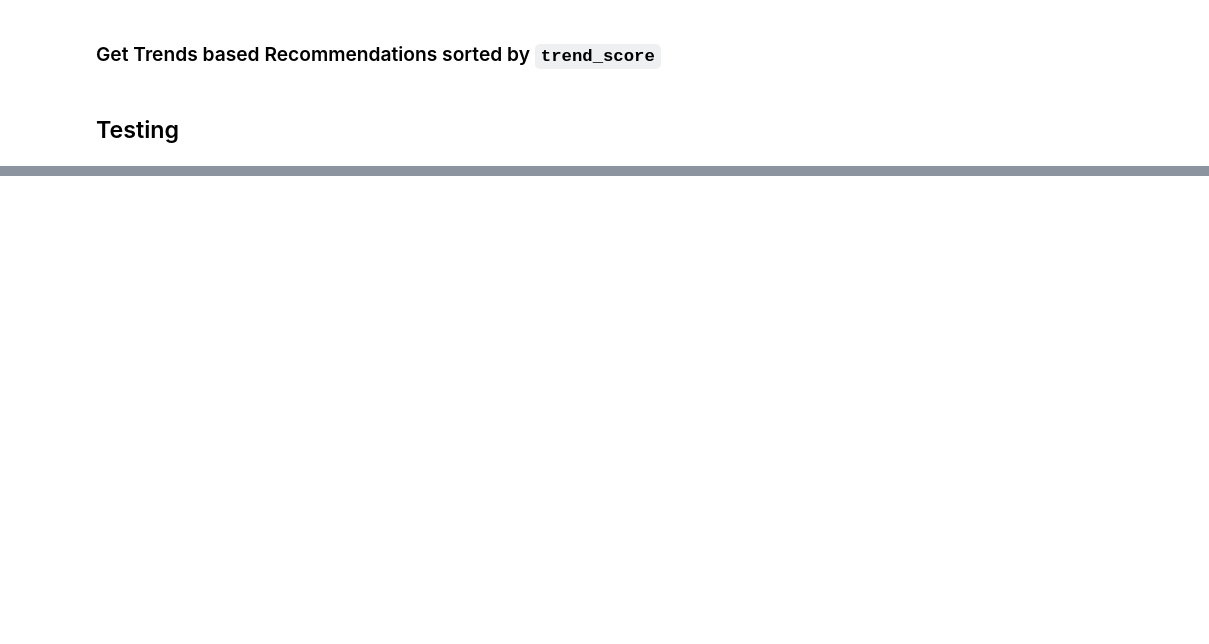
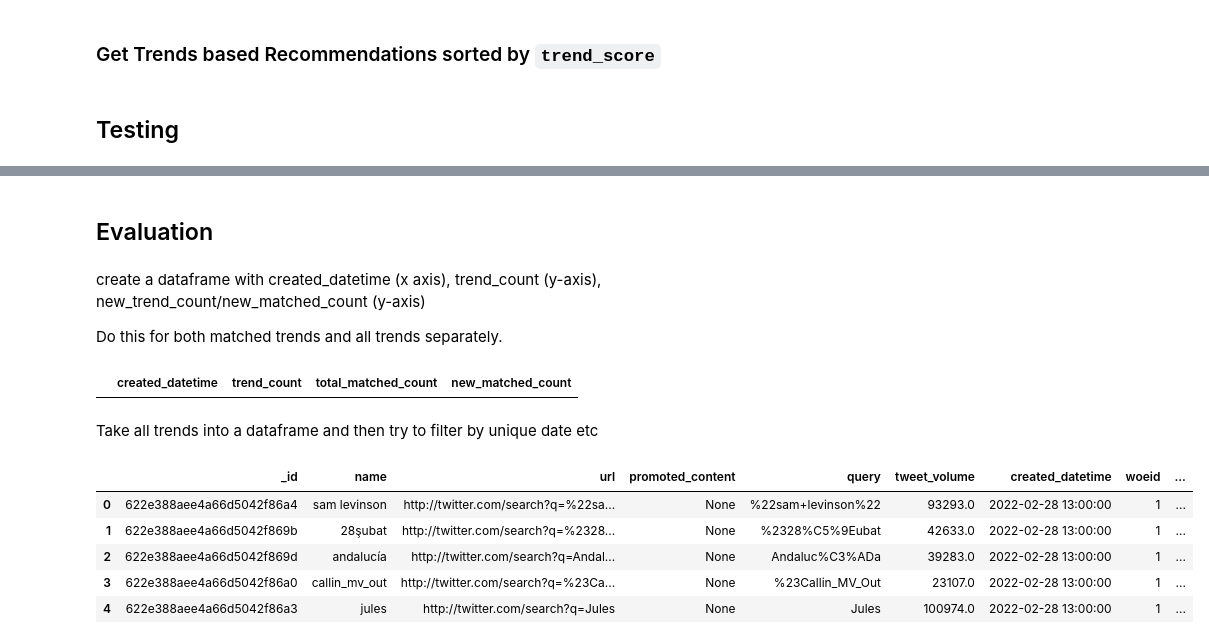
Before and after one commit to dinuka-rp/nerdy-panda, a Jupyter notebook: Prototype/RecSys/Trends_Content_based_NFT_Recommender_System.ipynb, the cells around one changed output, grey strips where cells are left out. Drawn from its saved outputs; the diff is of its cells as text; code cells hidden in the pictures; blank space fills up the shorter version.

```diff
--- a/Prototype/RecSys/Trends_Content_based_NFT_Recommender_System.ipynb
+++ b/Prototype/RecSys/Trends_Content_based_NFT_Recommender_System.ipynb
@@ -573,0 +595,33 @@ top_trending_nfts_df.shape[0]
+# %% [markdown]
+## Evaluation
+# %% [markdown]
+create a dataframe with created_datetime (x axis), trend_count (y-axis), new_trend_count/new_matched_count (y-axis)
+
+Do this for both matched trends and all trends separately.
+# %%
+graph_trends_data = []
+
+# Create the pandas DataFrame
+graph_trends_df = pd.DataFrame(graph_trends_data, columns = ['created_datetime', 'trend_count', 'total_matched_count', 'new_matched_count'])
+
+graph_trends_df.head()
+
+# loop through all available twitter_trends docs in mongodb
+# for trend in twitter_trends:
+#   graph_trends_df.append()
+# %% [output]
+|  | created_datetime | trend_count | total_matched_count | new_matched_count |
+# %% [markdown]
+Take all trends into a dataframe and then try to filter by unique date etc
+# %%
+# eval_trends_df = pd.DataFrame(twitter_trends, columns=['name','created_datetime', ''])
+all_trends_df = pd.DataFrame(twitter_trends)
+
+all_trends_df.head()
+# %% [output]
+|  | _id | name | url | promoted_content | query | tweet_volume | created_datetime | woeid | ... |
+| 0 | 622e388aee4a66d5042f86a4 | sam levinson | http://twitter.com/search?q=%22sa... | None | %22sam+levinson%22 | 93293.0 | 2022-02-28 13:00:00 | 1 | ... |
+| 1 | 622e388aee4a66d5042f869b | 28şubat | http://twitter.com/search?q=%2328... | None | %2328%C5%9Eubat | 42633.0 | 2022-02-28 13:00:00 | 1 | ... |
+| 2 | 622e388aee4a66d5042f869d | andalucía | http://twitter.com/search?q=Andal... | None | Andaluc%C3%ADa | 39283.0 | 2022-02-28 13:00:00 | 1 | ... |
+| 3 | 622e388aee4a66d5042f86a0 | callin_mv_out | http://twitter.com/search?q=%23Ca... | None | %23Callin_MV_Out | 23107.0 | 2022-02-28 13:00:00 | 1 | ... |
+| 4 | 622e388aee4a66d5042f86a3 | jules | http://twitter.com/search?q=Jules | None | Jules | 100974.0 | 2022-02-28 13:00:00 | 1 | ... |
```
Also changed, not shown: parts of 26 cells of this notebook.
